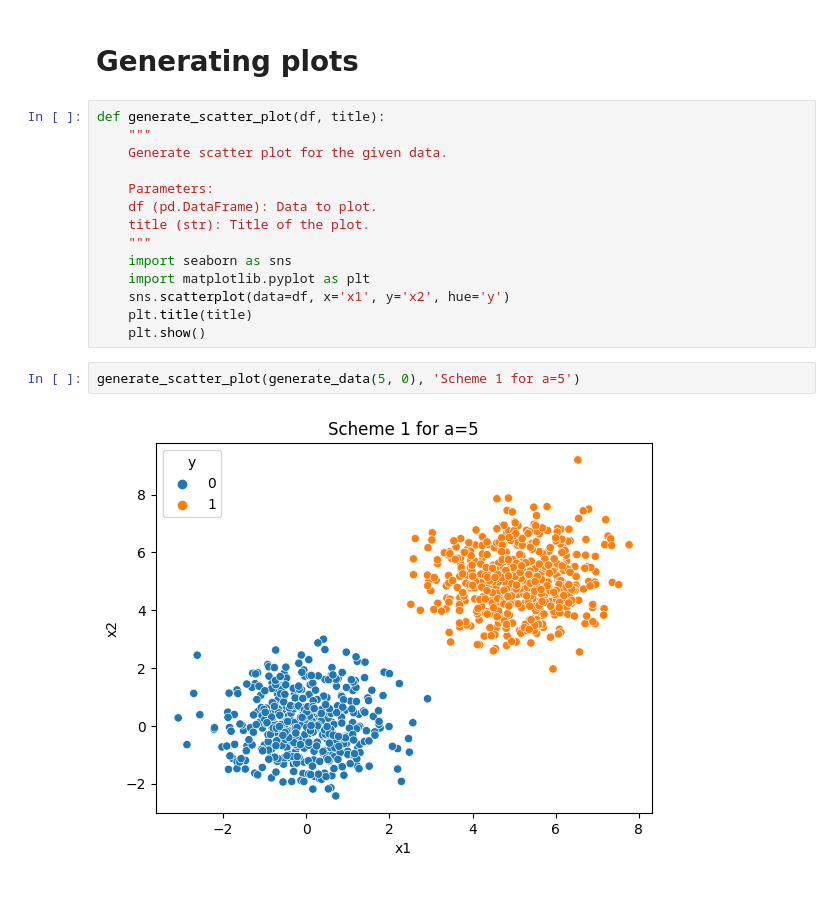
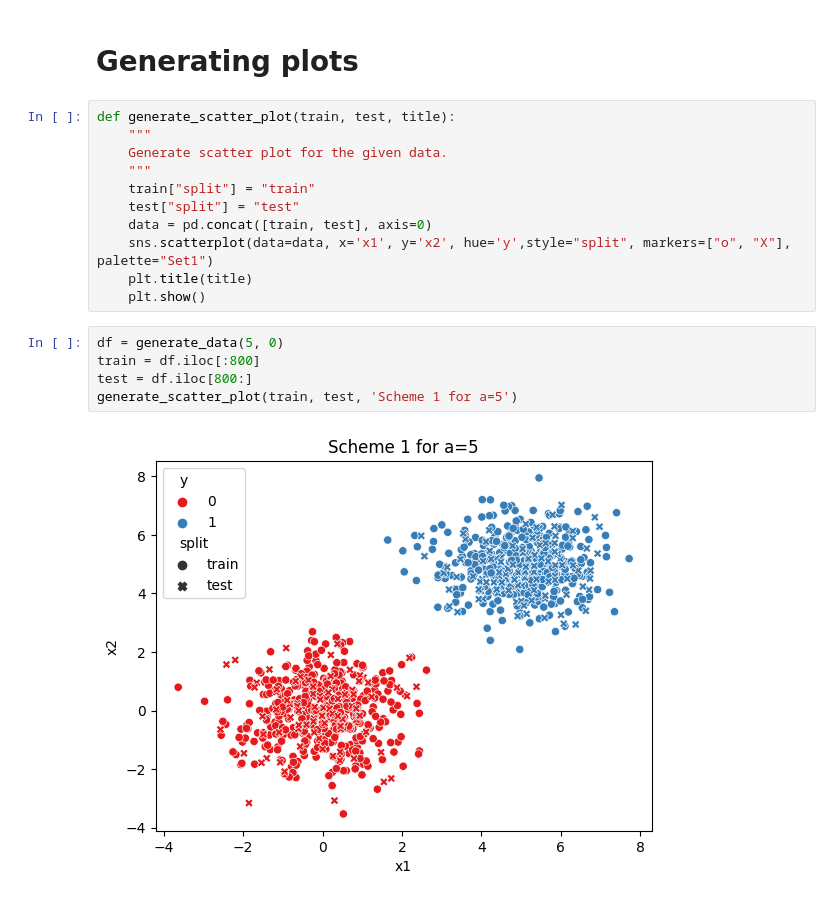
Before and after one commit to nizwant/adv_ml_labs, a Jupyter notebook: adv_ml.ipynb, the cells around one changed output. Cells and saved outputs as stored; diff of their text form.

Commit message:
pretter scatter plot

```diff
--- a/adv_ml.ipynb
+++ b/adv_ml.ipynb
@@ -280,21 +283,21 @@ def generate_data(a, ro=0, n_samples=1000):
 # %% [markdown]
 # Generating plots
 # %%
-def generate_scatter_plot(df, title):
+def generate_scatter_plot(train, test, title):
     """
     Generate scatter plot for the given data.
-
-    Parameters:
-    df (pd.DataFrame): Data to plot.
-    title (str): Title of the plot.
     """
-    import seaborn as sns
-    import matplotlib.pyplot as plt
-    sns.scatterplot(data=df, x='x1', y='x2', hue='y')
+    train["split"] = "train"
+    test["split"] = "test"
+    data = pd.concat([train, test], axis=0)
+    sns.scatterplot(data=data, x='x1', y='x2', hue='y',style="split", markers=["o", "X"], palette="Set1")
     plt.title(title)
     plt.show()
 # %%
-generate_scatter_plot(generate_data(5, 0), 'Scheme 1 for a=5')
+df = generate_data(5, 0)
+train = df.iloc[:800]
+test = df.iloc[800:]
+generate_scatter_plot(train, test, 'Scheme 1 for a=5')
 # %% [output]
-[figure, old version]
+[figure, new version]
 # %%
```
Also changed, not shown: parts of 2 cells of this notebook.
